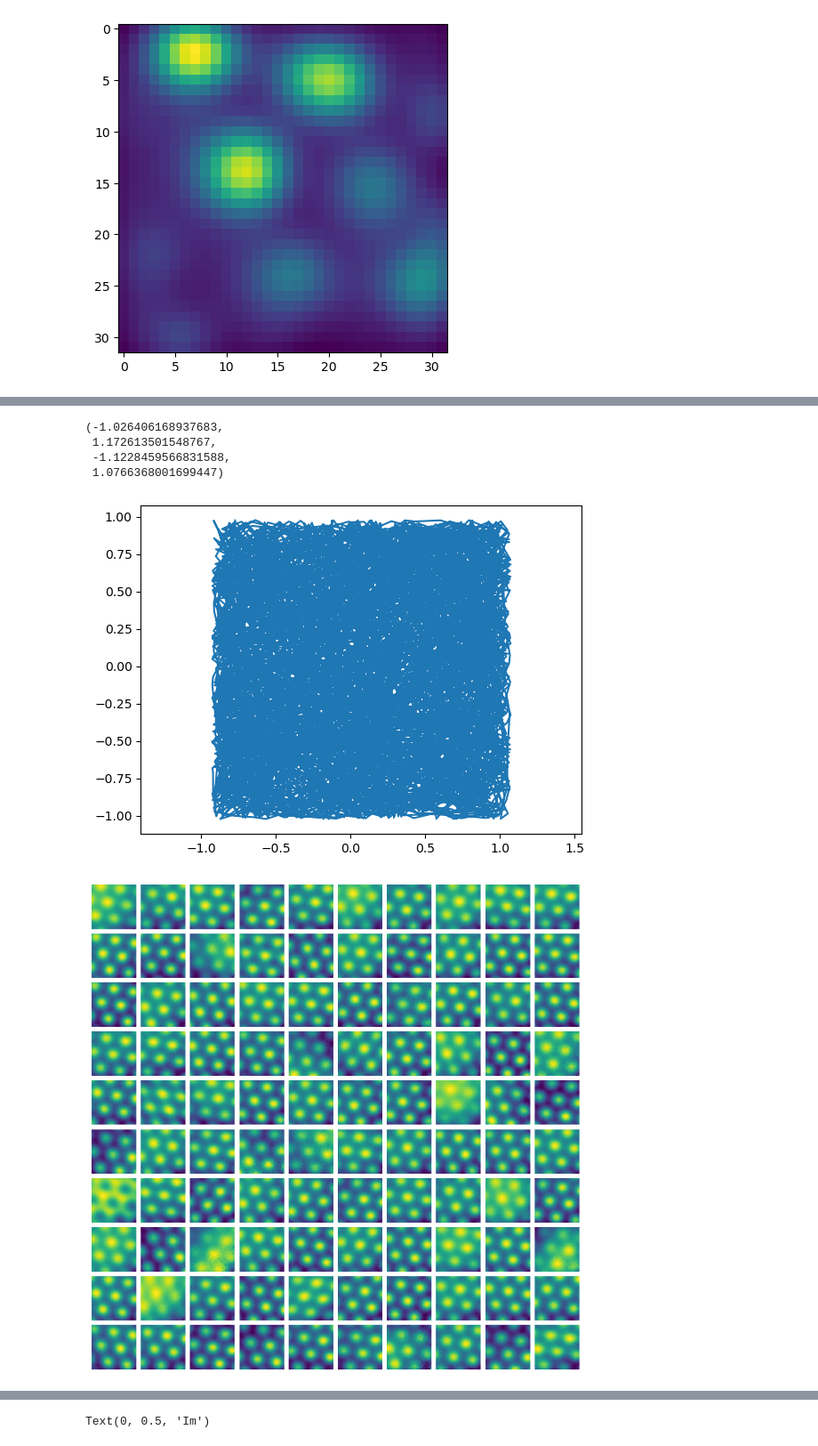
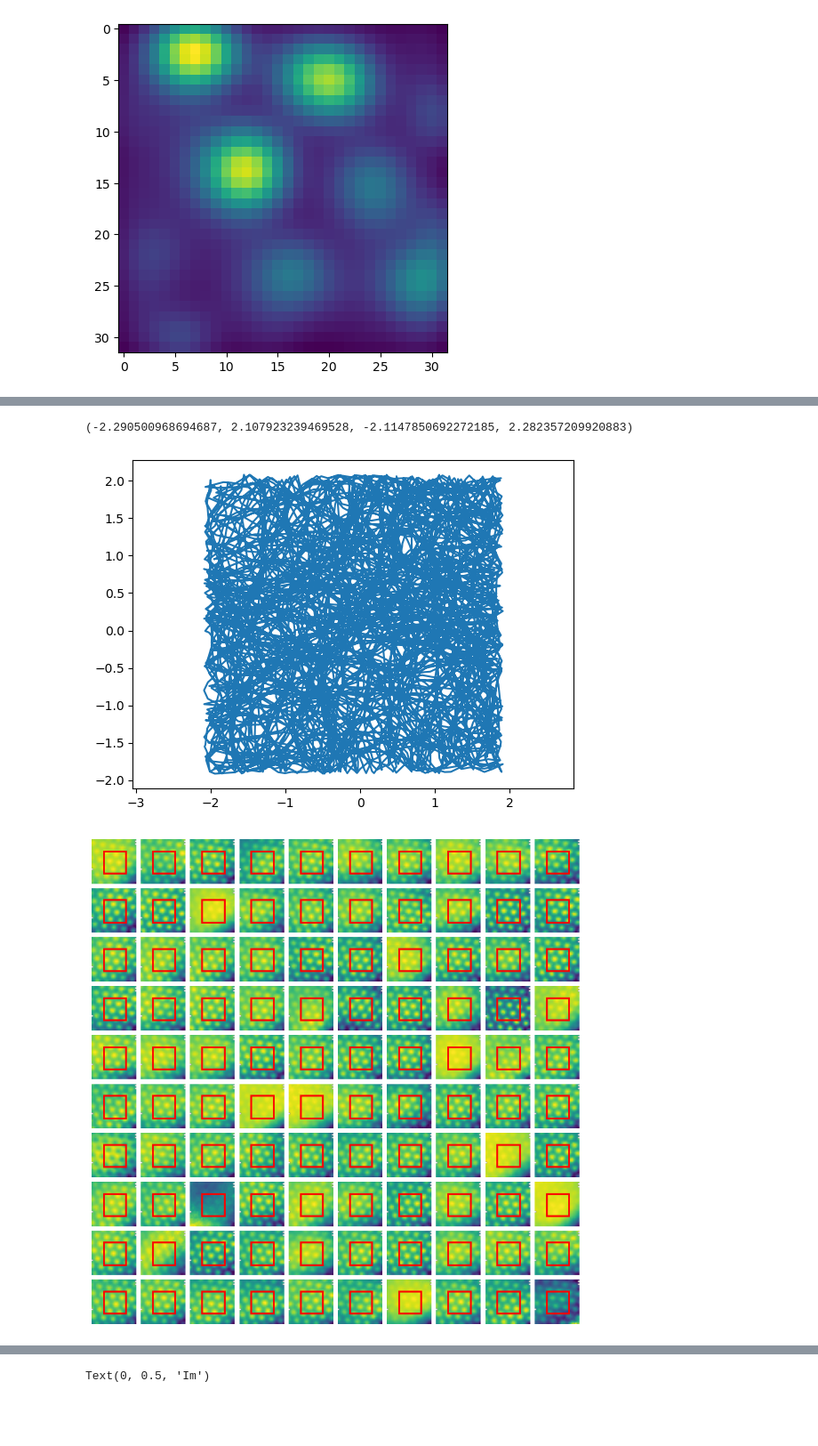
Before and after one commit to bioAI-Oslo/ExponentialRepresentations, a Jupyter notebook: experimental_transformations.ipynb, the cells around one changed output, grey strips where cells are left out. Shown at 89% size. Saved outputs shown, nothing was run; the diff lists cells and outputs as text; code cells hidden in the pictures; blank space fills up the shorter version.

```diff
--- a/experimental_transformations.ipynb
+++ b/experimental_transformations.ipynb
@@ -70,5 +71,5 @@ plt.semilogy(model.loss_history)
 # %%
-genny = SimpleDatasetMaker(rayleigh_scale=0.1, chamber_size=1) # trajectory dataset generator
+genny = SimpleDatasetMaker(rayleigh_scale=0.1, chamber_size=2) # trajectory dataset generator
 
 steps = 10000
 r, v = genny.generate_dataset(100, steps)
@@ -83,11 +84,8 @@ r = r - r[0,None]
 plt.plot(r[:,0], r[:,1])
 plt.axis("equal")
 # %% [output]
-(-1.026406168937683,
- 1.172613501548767,
- -1.1228459566831588,
- 1.0766368001699447)
+(-2.290500968694687, 2.107923239469528, -2.1147850692272185, 2.282357209920883)
-[figure, old version]
+[figure, new version]
 # %%
 # only generation
 p_prime = torch.full((ratemaps.shape[-1], steps), torch.nan, dtype = torch.float32)
@@ -104,12 +102,22 @@ for i in range(steps-1):
 
 p_prime = p_prime.detach().numpy()
 # %%
+from matplotlib.pylab import size
+
+
 bins = original_ratemaps.shape[0]
 model_ratemaps = scipy.stats.binned_statistic_2d(r[:,0], r[:,1], p_prime, bins = 32)[0]
 
+# 32 = 1
+s = 32/2
 fig, axs = ratemap_collage(model_ratemaps[:100],10, 10, figsize = (10, 10))
+for ax in axs.flatten():
+    square = patches.Rectangle((16- s/2, 16-s/2),s, s, edgecolor='red',facecolor='none',linewidth=2)
+    ax.add_patch(square)
+    ax.set_xticks([])
+    ax.set_yticks([])
 # %% [output]
-[figure, old version]
+[figure, new version]
 # %%
 ratemap_collage(original_ratemaps.transpose(2, 0, 1)[:100], 10, 10, figsize = (10,10));
 # %% [output]
```
Also changed, not shown: parts of 4 cells of this notebook, 7 other files.
